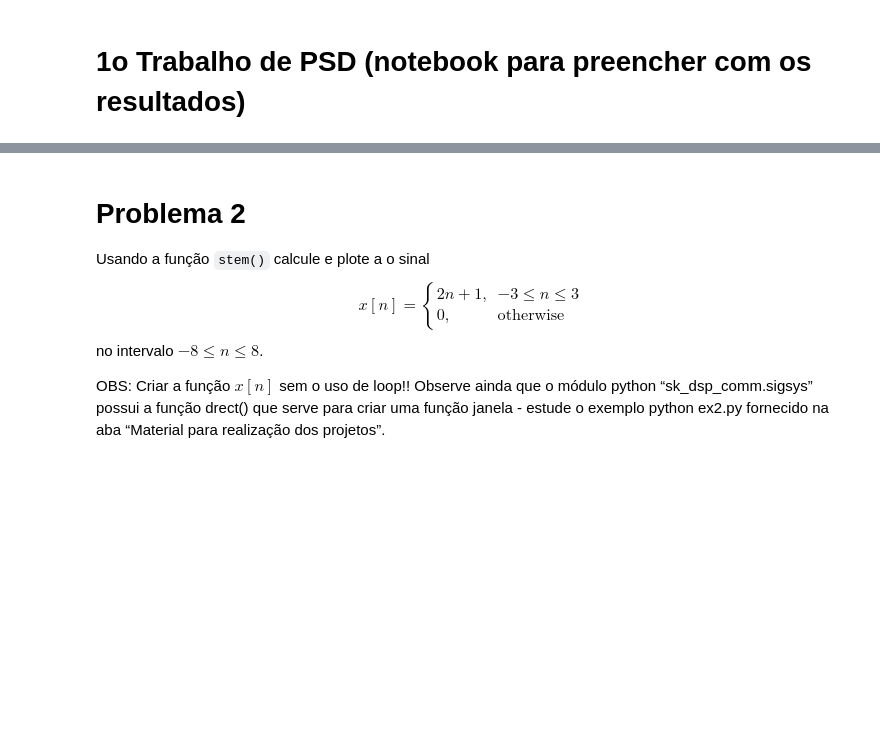
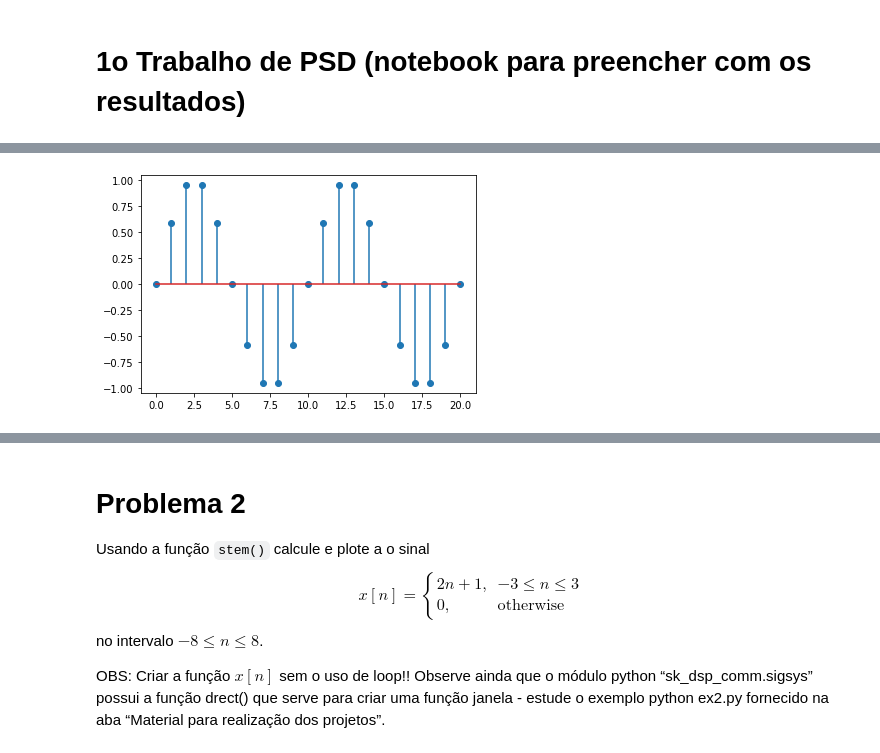
Before and after one commit to juan-santos/sinais_trabalho1, a Jupyter notebook: Projeto1.ipynb, the cells around one changed output, grey strips where cells are left out. Cells and saved outputs as stored; diff of their text form; code cells hidden in the pictures; blank space fills up the shorter version.

```diff
--- a/Projeto1.ipynb
+++ b/Projeto1.ipynb
@@ -43,0 +49,16 @@ O período da fundamental, $N$, é
+# %%
+# numpy.linspace(start, stop, num=50, endpoint=True, retstep=False, dtype=None, axis=0)
+# numpy.sin(x, /, out=None, *, where=True, casting='same_kind', order='K', dtype=None, subok=True[, signature, extobj])
+# matplotlib.pyplot.stem(*args, linefmt=None, markerfmt=None, basefmt=None, bottom=0, label=None, use_line_collection=False, data=None)[source]
+
+#Através da biblioteca numpy crio 21 pontos, começando do ponto zero até o 20
+EixoX = np.linspace(0, 20, 21)
+
+#Obtenho os valores do eixo Y para esses 16 pontos
+EixoY = np.sin((np.pi * EixoX)/5)
+
+#Exibo o gráfico da função
+pylab.stem(EixoX, EixoY, use_line_collection = True)
+pylab.show()
+# %% [output]
+[figure, added]
```
Also changed, not shown: parts of 36 cells of this notebook.
